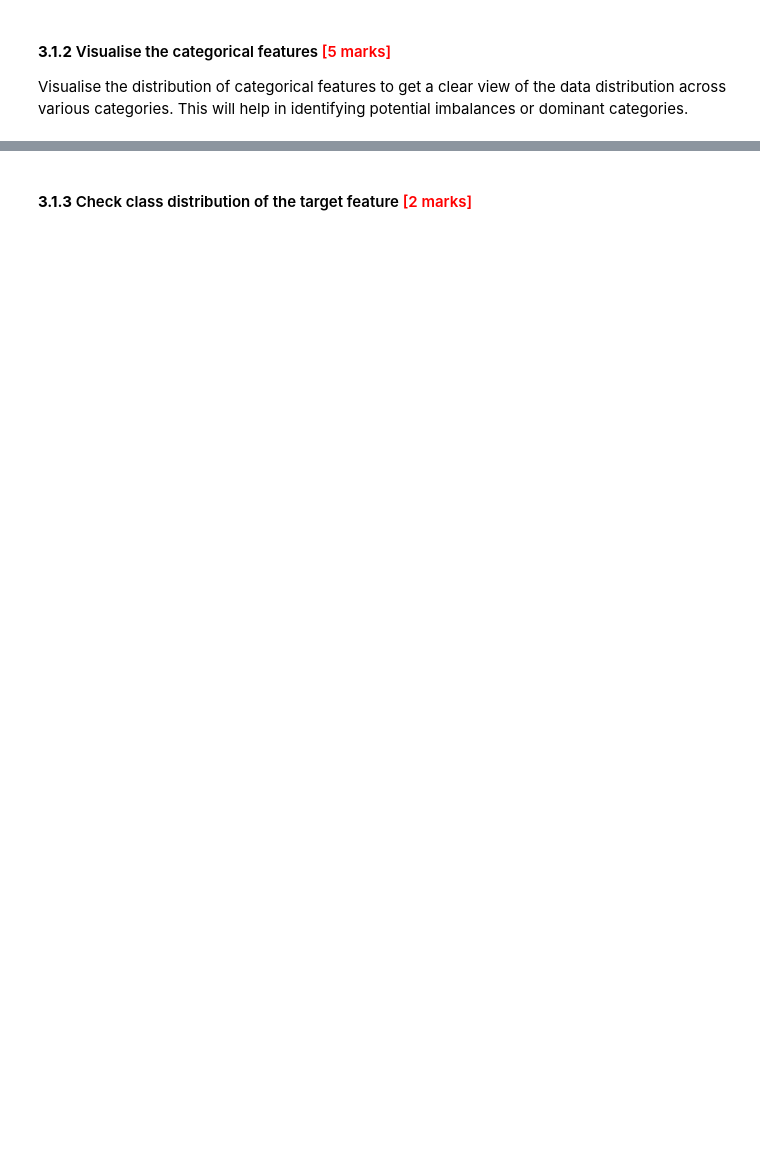
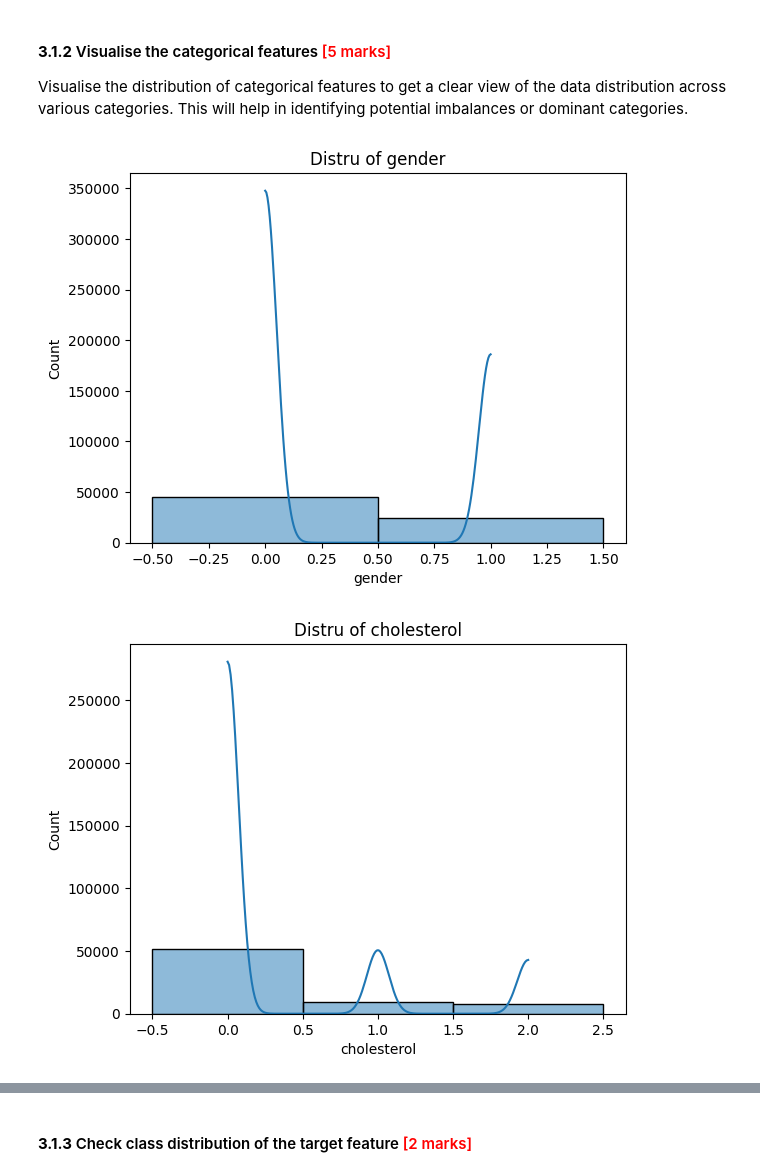
Before and after one commit to mithun6gowda/CardioRiskPrediction, a Jupyter notebook: CardioRisk_Prediction_Starter.ipynb, the cells around one changed output, grey strips where cells are left out. Drawn from its saved outputs; the diff is of its cells as text; code cells hidden in the pictures; blank space fills up the shorter version.

```diff
--- a/CardioRisk_Prediction_Starter.ipynb
+++ b/CardioRisk_Prediction_Starter.ipynb
@@ -210,3 +325,11 @@ Visualise the distribution of numerical features using appropriate plots to unde
 Visualise the distribution of categorical features to get a clear view of the data distribution across various categories. This will help in identifying potential imbalances or dominant categories.
 # %%
 # Select and plot categorical columns
+for col in categorical_cols:
+    plt.figure()
+    sns.histplot(df[col],kde=True)
+    plt.title(f'Distru of {col}')
+    plt.show()
+# %% [output]
+[figure, added]
+[figure, added]
```
Also changed, not shown: parts of 59 cells of this notebook.
